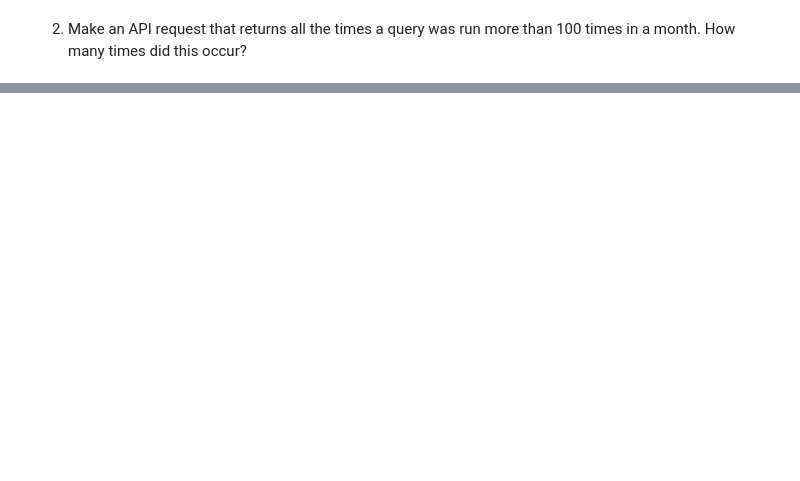
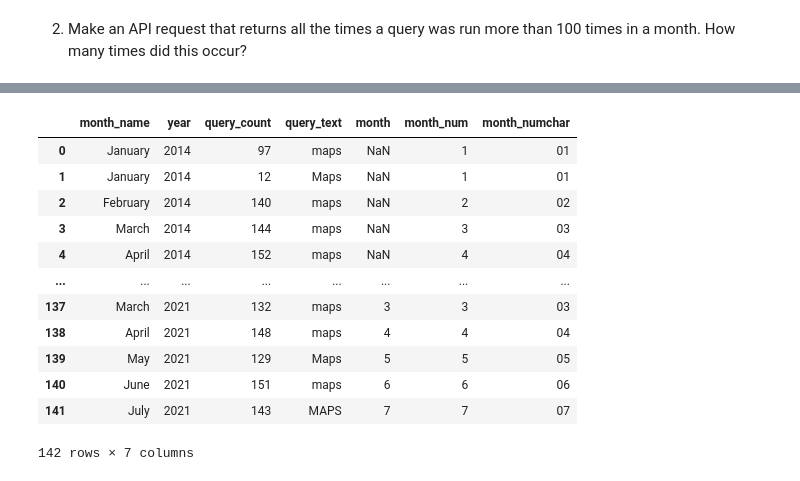
Before and after one commit to NSS-Data-Analytics-Cohort-10/api-HTMIV, a Jupyter notebook: notebooks/APIs.ipynb, the cells around one changed output, grey strips where cells are left out. Cells and saved outputs as stored; diff of their text form; code cells hidden in the pictures; blank space fills up the shorter version.

```diff
--- a/notebooks/APIs.ipynb
+++ b/notebooks/APIs.ipynb
@@ -55,0 +187,78 @@ Occurred 56 times
+# %%
+##endpoint = 'https://data.nashville.gov/resource/fuaa-r5cm.json?$where=query_count > 2'
+endpoint4 = 'https://data.nashville.gov/resource/fuaa-r5cm.json?$where=UPPER(query_text) = "MAPS"'
+response = requests.get(endpoint4)
+res4 = response.json()
+maps = pd.DataFrame(res4)
+def month_num(month_name):
+    if month_name == 'January':
+        return 1
+    elif month_name == 'February':
+        return 2
+    elif month_name == 'March':
+        return 3
+    elif month_name == 'April':
+        return 4
+    elif month_name == 'May':
+        return 5
+    elif month_name == 'June':
+        return 6
+    elif month_name == 'July':
+        return 7
+    elif month_name == 'August':
+        return 8
+    elif month_name == 'September':
+        return 9
+    elif month_name == 'October':
+        return 10
+    elif month_name == 'November':
+        return 11
+    elif month_name == 'December':
+        return 12
+    else:
+        return 0
+
+def month_numchar(month_name):
+    if month_name == 'January':
+        return '01'
+    elif month_name == 'February':
+        return '02'
+    elif month_name == 'March':
+        return '03'
+    elif month_name == 'April':
+        return '04'
+    elif month_name == 'May':
+        return '05'
+    elif month_name == 'June':
+        return '06'
+    elif month_name == 'July':
+        return '07'
+    elif month_name == 'August':
+        return '08'
+    elif month_name == 'September':
+        return '09'
+    elif month_name == 'October':
+        return '10'
+    elif month_name == 'November':
+        return '11'
+    elif month_name == 'December':
+        return '12'
+    else:
+        return 0
+maps['month_num'] = maps['month_name'].apply(month_num)
+maps['month_numchar'] = maps['month_name'].apply(month_numchar)
+maps
+# %% [output]
+|  | month_name | year | query_count | query_text | month | month_num | month_numchar |
+| 0 | January | 2014 | 97 | maps | NaN | 1 | 01 |
+| 1 | January | 2014 | 12 | Maps | NaN | 1 | 01 |
+| 2 | February | 2014 | 140 | maps | NaN | 2 | 02 |
+| 3 | March | 2014 | 144 | maps | NaN | 3 | 03 |
+| 4 | April | 2014 | 152 | maps | NaN | 4 | 04 |
+| ... | ... | ... | ... | ... | ... | ... | ... |
+| 137 | March | 2021 | 132 | maps | 3 | 3 | 03 |
+| 138 | April | 2021 | 148 | maps | 4 | 4 | 04 |
+| 139 | May | 2021 | 129 | Maps | 5 | 5 | 05 |
+| 140 | June | 2021 | 151 | maps | 6 | 6 | 06 |
+| 141 | July | 2021 | 143 | MAPS | 7 | 7 | 07 |
+142 rows × 7 columns
```
Also changed, not shown: parts of 26 cells of this notebook.
